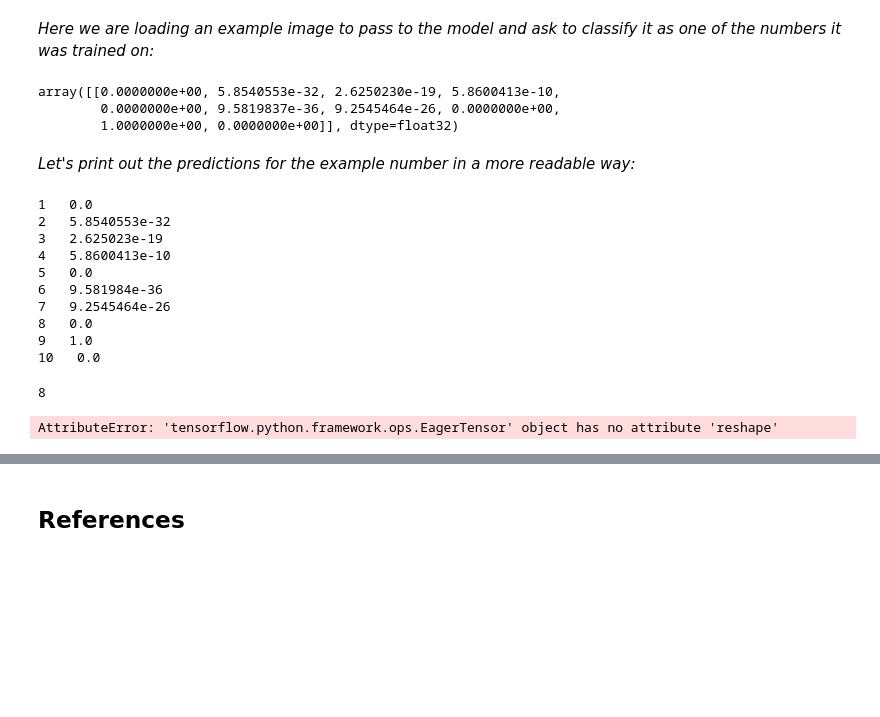
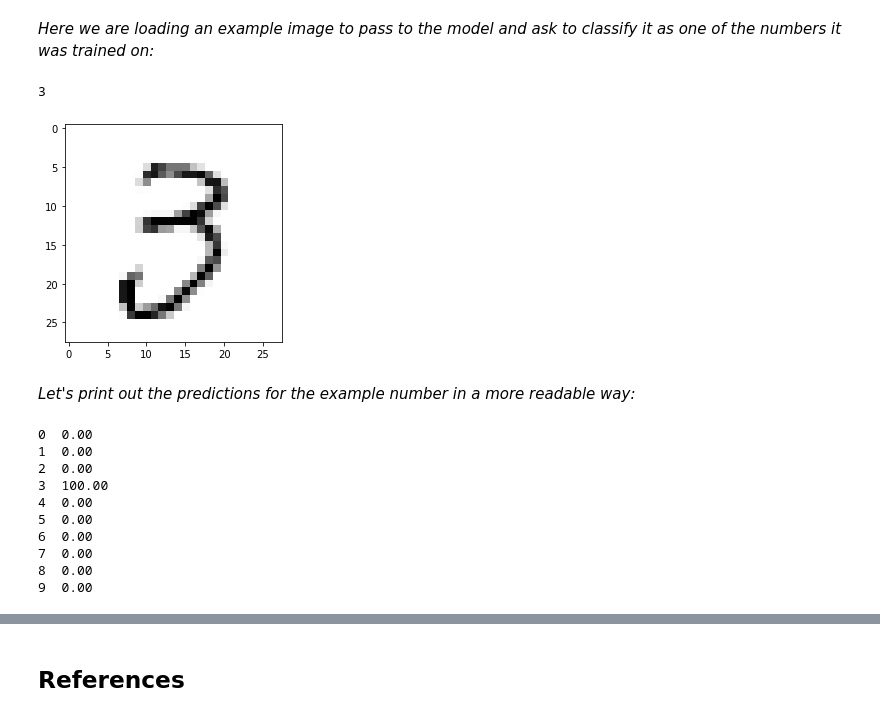
Before and after one commit to atkuzmanov/softuni-ai-deeplearning-project-repo-2021, a Jupyter notebook: SoftUni-AI-DL-project-paper-1/SoftUni-AI-DL-project-paper-1.ipynb, the cells around one changed output, grey strips where cells are left out. Saved outputs shown, nothing was run; the diff lists cells and outputs as text; code cells hidden in the pictures; blank space fills up the shorter version.

```diff
--- a/SoftUni-AI-DL-project-paper-1/SoftUni-AI-DL-project-paper-1.ipynb
+++ b/SoftUni-AI-DL-project-paper-1/SoftUni-AI-DL-project-paper-1.ipynb
@@ -1384,15 +1427,24 @@ _Here we are loading an example image to pass to the model and ask to classify i
 # %%
 # Loading an example image to pass to the model and ask to classify it as one of the numbers it was trained on:
 
-img = tf.keras.preprocessing.image.load_img("./5.png", target_size=(28, 28))
-img_array = tf.keras.preprocessing.image.img_to_array(img)
-img_array = tf.expand_dims(img_array, 0)
-predictions = cnn.predict(img_array)
-predictions
+# img = tf.keras.preprocessing.image.load_img("./5.png", target_size=(28, 28))
+# img_array = tf.keras.preprocessing.image.img_to_array(img)
+# img_array = tf.expand_dims(img_array, 0)
+# predictions = cnn.predict(img_array)
+# predictions
-# %% [output]
-array([[0.0000000e+00, 5.8540553e-32, 2.6250230e-19, 5.8600413e-10,
-        0.0000000e+00, 9.5819837e-36, 9.2545464e-26, 0.0000000e+00,
-        1.0000000e+00, 0.0000000e+00]], dtype=float32)
+# %%
+# Loading an example image to pass to the model and ask to classify it as one of the numbers it was trained on:
+
+image_index = 369
+test_image = attributes_test[image_index].reshape(28, 28)
+plt.imshow(test_image, cmap='Greys')
+test_image = tf.keras.preprocessing.image.img_to_array(test_image)
+test_image = tf.expand_dims(test_image, 0)
+predictions = cnn.predict(test_image)
+print(predictions.argmax())
+# %% [output]
+3
+[figure, added]
 # %% [markdown]
 _Let's print out the predictions for the example number in a more readable way:_
 # %%
@@ -1400,24 +1452,15 @@ _Let's print out the predictions for the example number in a more readable way:_
 
 predictions = predictions.flatten()
 for i in range(0, 10):
-    print(i+1 , " ", predictions[i])
+    print(i , " %.2f " % (100 * predictions[i]))
 # %% [output]
-1   0.0
-2   5.8540553e-32
-3   2.625023e-19
-4   5.8600413e-10
-5   0.0
-6   9.581984e-36
-7   9.2545464e-26
-8   0.0
-9   1.0
-10   0.0
+0  0.00
+1  0.00
+2  0.00
+3  100.00
+4  0.00
+5  0.00
+6  0.00
+7  0.00
+8  0.00
+9  0.00
-# %%
-print(predictions.argmax())
-# %% [output]
-8
-# %%
-pred = cnn.predict(img_array.reshape(1, 28, 28, 1))
-print(pred.argmax())
-# %% [output]
-AttributeError: 'tensorflow.python.framework.ops.EagerTensor' object has no attribute 'reshape'
```
Also changed, not shown: parts of 13 cells of this notebook.
